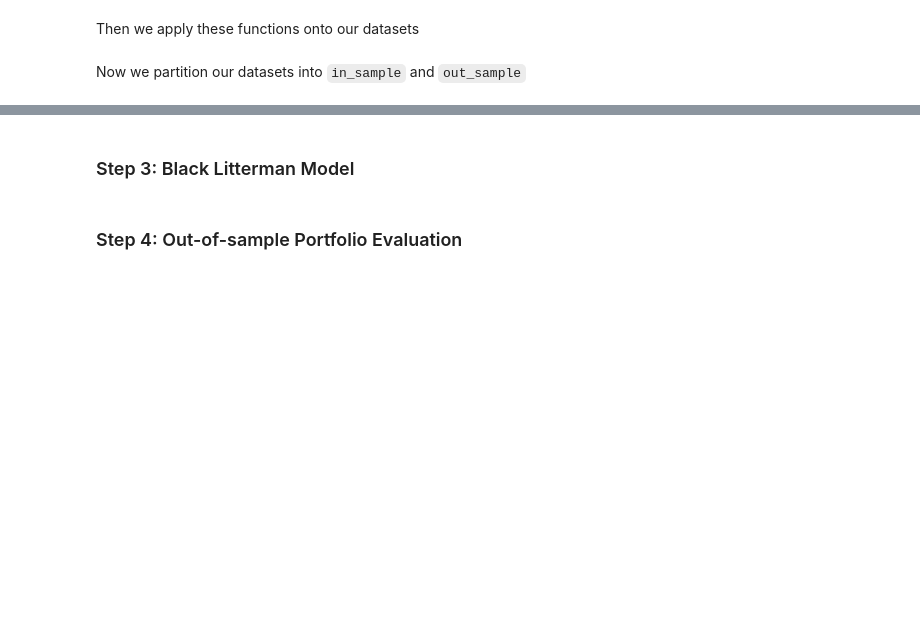
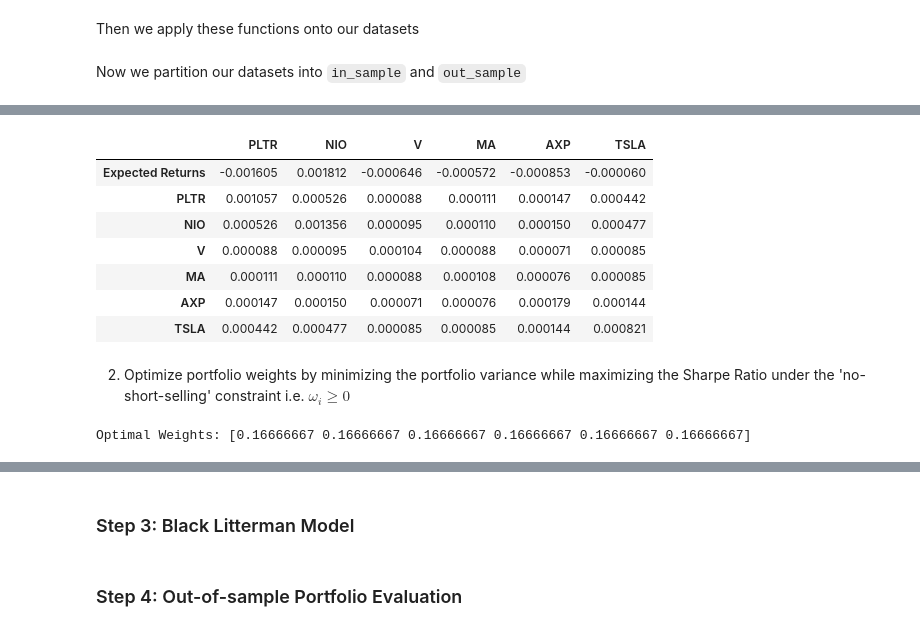
Before and after one commit to zazzane/STA4020-Stat-Modelling-in-Finance-Markets, a Jupyter notebook: Final Project/final_project_code.ipynb, the cells around one changed output, grey strips where cells are left out. Cells and saved outputs as stored; diff of their text form; code cells hidden in the pictures; blank space fills up the shorter version.

```diff
--- a/Final Project/final_project_code.ipynb
+++ b/Final Project/final_project_code.ipynb
@@ -168,0 +188,62 @@ v_data_in_sample.head()
+# %%
+import numpy as np
+
+# put all in-sample % return data into the same dataframe
+returns_pct_in_sample = pd.DataFrame({
+    'PLTR': pltr_data_in_sample['% Returns'],
+    'NIO': nio_data_in_sample['% Returns'],
+    'V': v_data_in_sample['% Returns'],
+    'MA': ma_data_in_sample['% Returns'],
+    'AXP': axp_data_in_sample['% Returns'],
+    'TSLA': tsla_data_in_sample['% Returns']
+})
+
+# Calculate expected returns and covariance matrix
+expected_returns = returns_pct_in_sample.mean()
+cov_matrix = returns_pct_in_sample.cov()
+
+# Create a DataFrame to display the expected returns and covariance matrix
+output_table = pd.DataFrame(cov_matrix)
+output_table.loc['Expected Returns'] = expected_returns
+
+# Reorder the rows to have 'Expected Returns' at the top
+output_table = output_table.reindex(['Expected Returns'] + list(cov_matrix.index))
+
+output_table
+# %% [output]
+|  | PLTR | NIO | V | MA | AXP | TSLA |
+| Expected Returns | -0.001605 | 0.001812 | -0.000646 | -0.000572 | -0.000853 | -0.000060 |
+| PLTR | 0.001057 | 0.000526 | 0.000088 | 0.000111 | 0.000147 | 0.000442 |
+| NIO | 0.000526 | 0.001356 | 0.000095 | 0.000110 | 0.000150 | 0.000477 |
+| V | 0.000088 | 0.000095 | 0.000104 | 0.000088 | 0.000071 | 0.000085 |
+| MA | 0.000111 | 0.000110 | 0.000088 | 0.000108 | 0.000076 | 0.000085 |
+| AXP | 0.000147 | 0.000150 | 0.000071 | 0.000076 | 0.000179 | 0.000144 |
+| TSLA | 0.000442 | 0.000477 | 0.000085 | 0.000085 | 0.000144 | 0.000821 |
+# %% [markdown]
+2. Optimize portfolio weights by minimizing the portfolio variance while maximizing the Sharpe Ratio under the 'no-short-selling' constraint i.e.  $  \omega_i \geq 0$
+# %%
+from scipy.optimize import minimize
+
+n_assets = len(tickers)
+
+# Define minimizing function
+def portfolio_variance(weights):
+    return np.dot(weights.T, np.dot(cov_matrix, weights))
+
+# Set constraints
+constraints = ({'type': 'eq', 'fun': lambda x: np.sum(x) - 1})
+bounds = tuple((0, 1) for asset in range(n_assets))
+
+# Set initial weights (equal distribution, 1/n)
+initial_weights = np.ones(n_assets) / n_assets
+
+# Optimize
+optimal_solution = minimize(portfolio_variance, initial_weights,
+                            method='SLSQP', bounds=bounds, constraints=constraints)
+
+# Optimal weights
+optimal_weights = optimal_solution.x
+
+print("Optimal Weights:", optimal_weights)
+# %% [output]
+Optimal Weights: [0.16666667 0.16666667 0.16666667 0.16666667 0.16666667 0.16666667]
```
Also changed, not shown: parts of 16 cells of this notebook.
